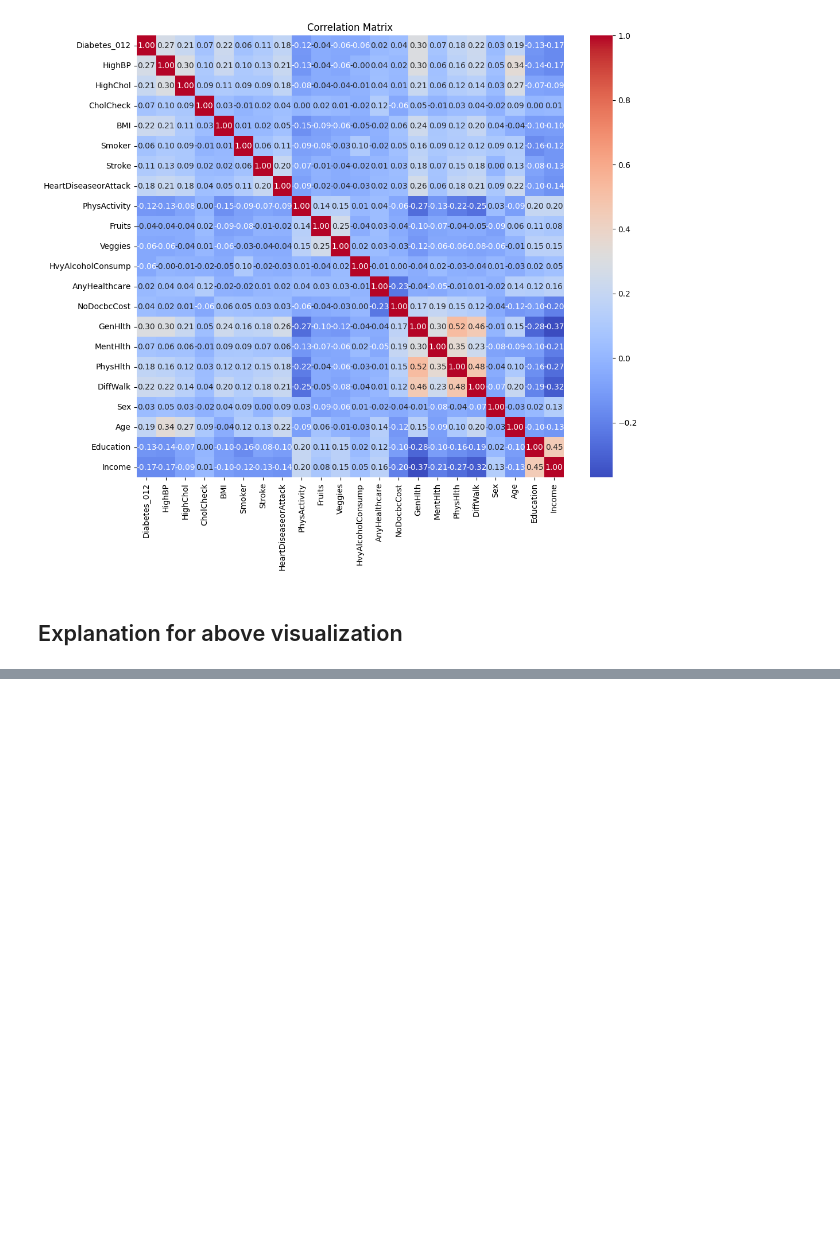
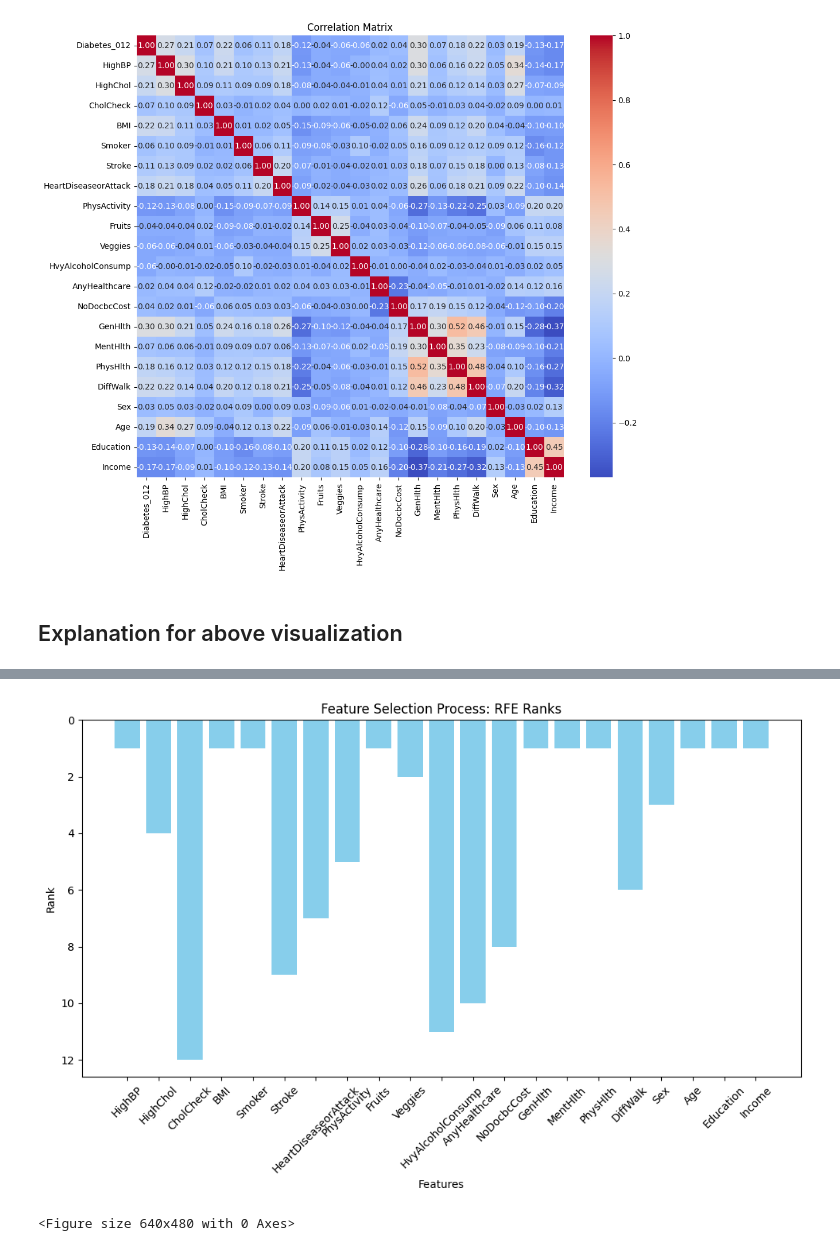
Before and after one commit to praleshraya/diabetes_classification, a Jupyter notebook: diabetes_classification.ipynb, the cells around one changed output, grey strips where cells are left out. Drawn from its saved outputs; the diff is of its cells as text; code cells hidden in the pictures; blank space fills up the shorter version.

```diff
--- a/diabetes_classification.ipynb
+++ b/diabetes_classification.ipynb
@@ -187,0 +194,16 @@ plt.show()
+# %%
+from sklearn.feature_selection import SelectKBest, chi2
+
+# Separate features and target
+X = df.drop('Diabetes_012', axis=1) # it has all you fearures data
+y = df['Diabetes_012'] # target variables
+
+# Apply SelectKBest with the chi-squared score function
+selector = SelectKBest(score_func=chi2, k=10)
+X_new = selector.fit_transform(X, y)
+
+# Get selected feature scores and columns
+feature_scores = pd.DataFrame({'Feature': X.columns, 'Score': selector.scores_})
+selected_features = feature_scores.sort_values(by='Score', ascending=False)
+print("Top Features Based on Chi-squared Test:")
+print(selected_features.head(10))
@@ -187,0 +227,15 @@ plt.show()
+# %%
+from sklearn.feature_selection import RFE
+from sklearn.ensemble import RandomForestClassifier
+
+# Initialize a Random Forest classifier
+model = RandomForestClassifier(random_state=42)
+
+# Perform Recursive Feature Elimination
+rfe = RFE(estimator=model, n_features_to_select=10)
+rfe.fit(X, y)
+
+# Get selected features
+selected_rfe_features = pd.DataFrame({'Feature': X.columns, 'Rank': rfe.ranking_})
+print("Top Features Based on RFE:")
+print(selected_rfe_features[selected_rfe_features['Rank'] == 1])
@@ -187,0 +255,16 @@ plt.show()
+# %%
+# Visualize the Feature selection Process (using RFE)
+
+# Plotting
+plt.figure(figsize=(12, 6))
+plt.bar(selected_rfe_features['Feature'], selected_rfe_features['Rank'], color='skyblue')
+plt.title('Feature Selection Process: RFE Ranks')
+plt.xlabel('Features')
+plt.ylabel('Rank')
+plt.xticks(rotation=45)
+plt.gca().invert_yaxis()  # Correct method to invert the y-axis
+plt.show()
+plt.savefig("RFE_feature_selection.jpg")
+# %% [output]
+[figure, added]
+<Figure size 640x480 with 0 Axes>
```
Also changed, not shown: parts of 30 cells of this notebook, 15 other files.
